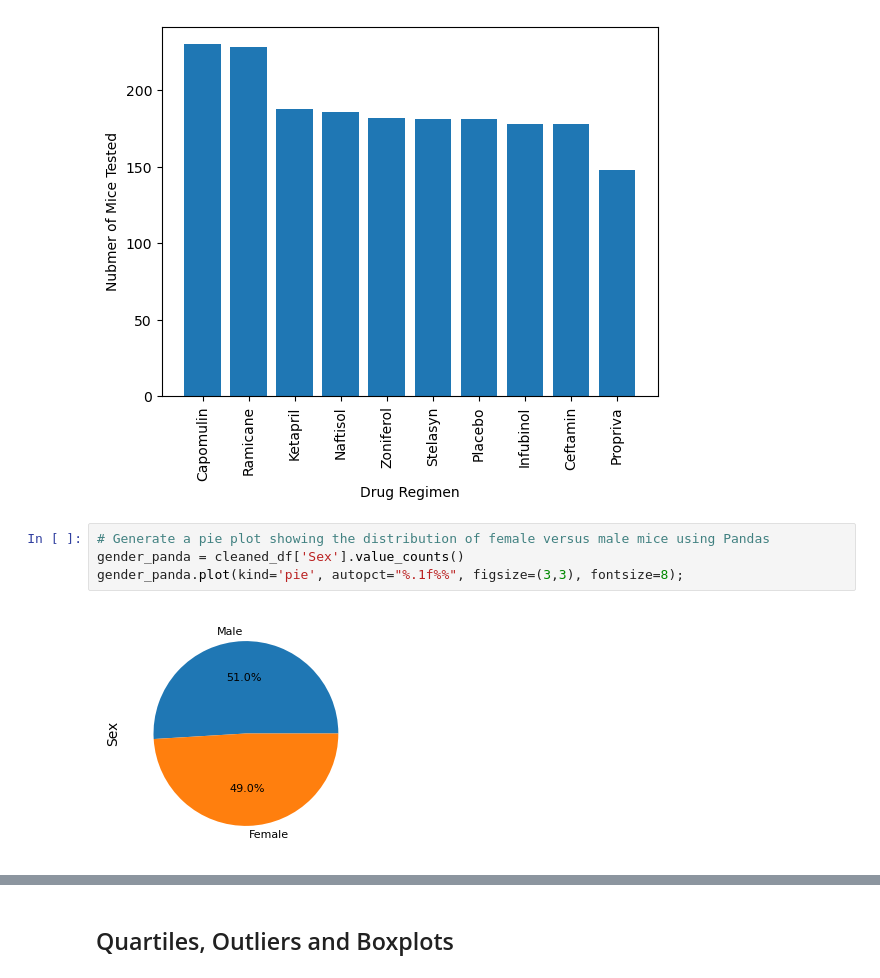
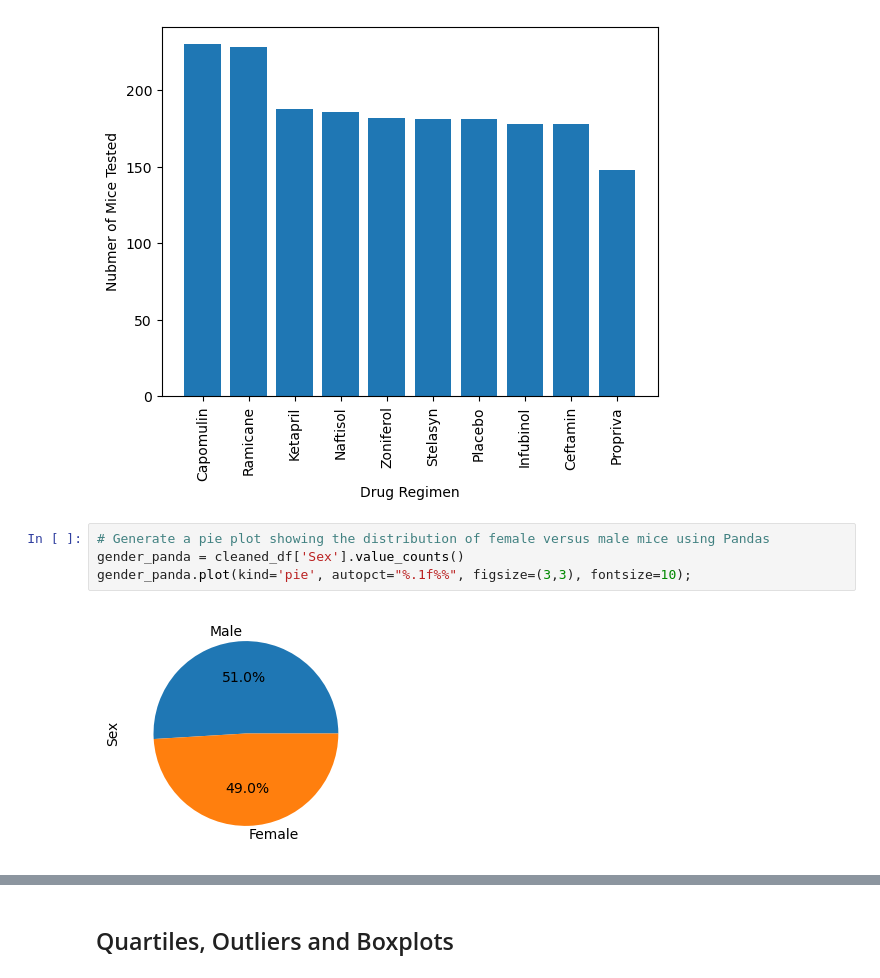
Before and after one commit to Abby-Boulter/Challenge-5-Module, a Jupyter notebook: Pymaceuticals/pymaceuticals_homework.ipynb, the cells around one changed output, grey strips where cells are left out. Drawn from its saved outputs; the diff is of its cells as text.

```diff
--- a/Pymaceuticals/pymaceuticals_homework.ipynb
+++ b/Pymaceuticals/pymaceuticals_homework.ipynb
@@ -132,9 +135,9 @@ Text(0, 0.5, 'Nubmer of Mice Tested')
 # %%
 # Generate a pie plot showing the distribution of female versus male mice using Pandas
 gender_panda = cleaned_df['Sex'].value_counts()
-gender_panda.plot(kind='pie', autopct="%.1f%%", figsize=(3,3), fontsize=8);
+gender_panda.plot(kind='pie', autopct="%.1f%%", figsize=(3,3), fontsize=10);
 # %% [output]
-[figure, old version]
+[figure, new version]
 # %%
 # Generate a pie plot showing the distribution of female versus male mice using pyplot
 values = gender_panda.values.tolist()
```
Also changed, not shown: parts of 9 cells of this notebook.
